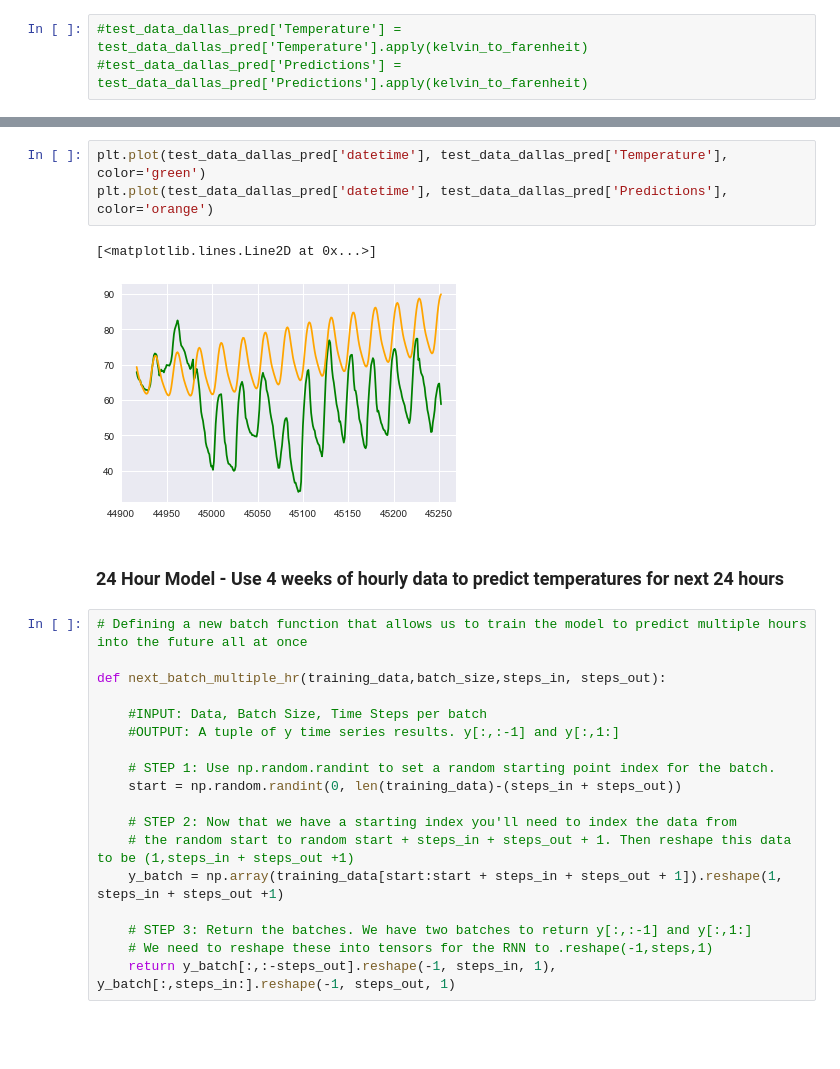
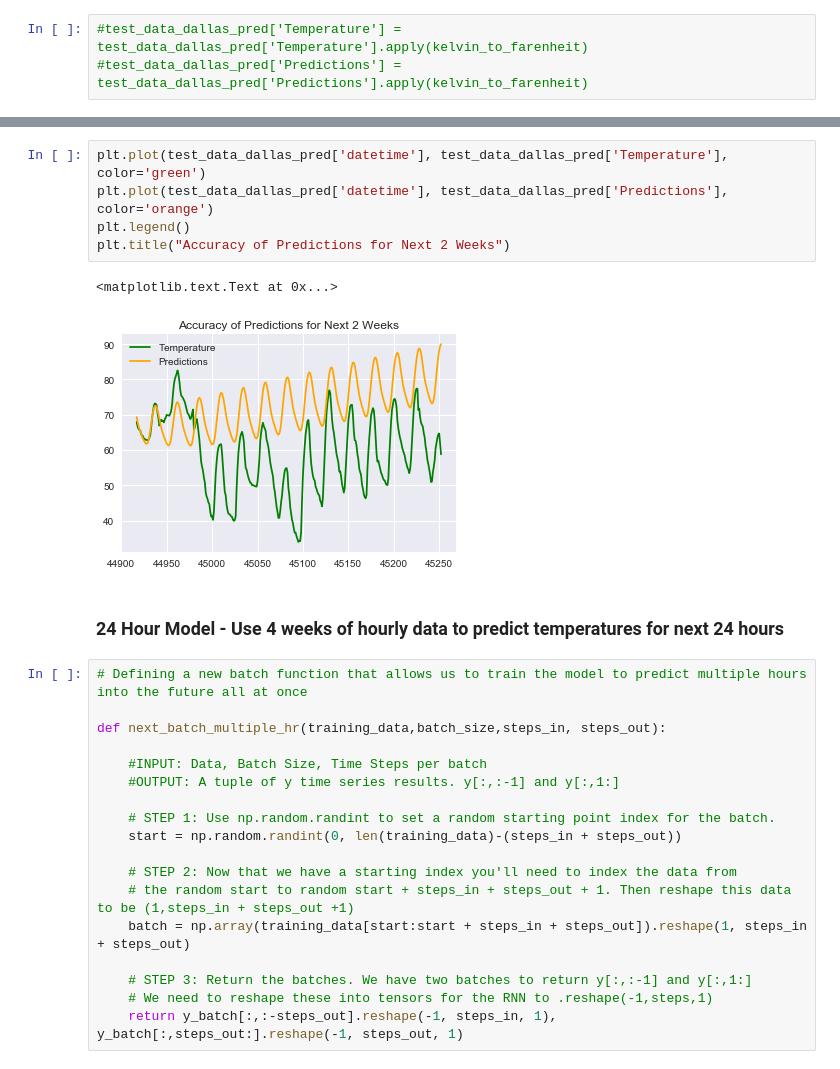
Before and after one commit to AmolMavuduru/WeatherForecastingRNNs, a Jupyter notebook: Weather Forecasting with RNNs.ipynb, the cells around one changed output, grey strips where cells are left out. Saved outputs shown, nothing was run; the diff lists cells and outputs as text; blank space fills up the shorter version.

Commit message:
Added 24 hour accuracy plot

```diff
--- a/Weather Forecasting with RNNs.ipynb
+++ b/Weather Forecasting with RNNs.ipynb
@@ -383,9 +390,11 @@ test_data_dallas_pred
 # %%
 plt.plot(test_data_dallas_pred['datetime'], test_data_dallas_pred['Temperature'], color='green')
 plt.plot(test_data_dallas_pred['datetime'], test_data_dallas_pred['Predictions'], color='orange')
+plt.legend()
+plt.title("Accuracy of Predictions for Next 2 Weeks")
 # %% [output]
-[<matplotlib.lines.Line2D at 0x...>]
+<matplotlib.text.Text at 0x...>
-[figure, old version]
+[figure, new version]
 # %% [markdown]
 ### 24 Hour Model - Use 4 weeks of hourly data to predict temperatures for next 24 hours
 # %%
@@ -401,8 +410,8 @@ def next_batch_multiple_hr(training_data,batch_size,steps_in, steps_out):
 
     # STEP 2: Now that we have a starting index you'll need to index the data from
     # the random start to random start + steps_in + steps_out + 1. Then reshape this data to be (1,steps_in + steps_out +1)
-    y_batch = np.array(training_data[start:start + steps_in + steps_out + 1]).reshape(1, steps_in + steps_out +1)
+    batch = np.array(training_data[start:start + steps_in + steps_out]).reshape(1, steps_in + steps_out)
 
     # STEP 3: Return the batches. We have two batches to return y[:,:-1] and y[:,1:]
     # We need to reshape these into tensors for the RNN to .reshape(-1,steps,1)
-    return y_batch[:,:-steps_out].reshape(-1, steps_in, 1), y_batch[:,steps_in:].reshape(-1, steps_out, 1)
+    return y_batch[:,:-steps_out].reshape(-1, steps_in, 1), y_batch[:,steps_out:].reshape(-1, steps_out, 1)
```
Also changed, not shown: parts of 4 cells of this notebook.
